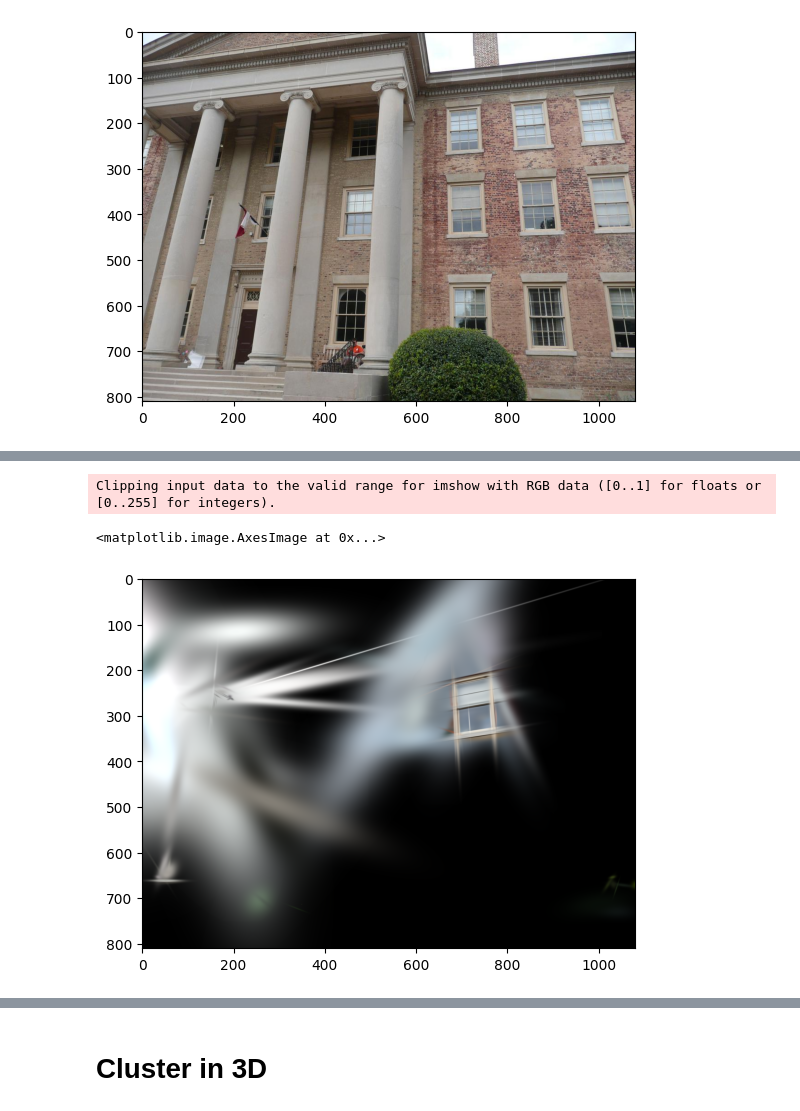
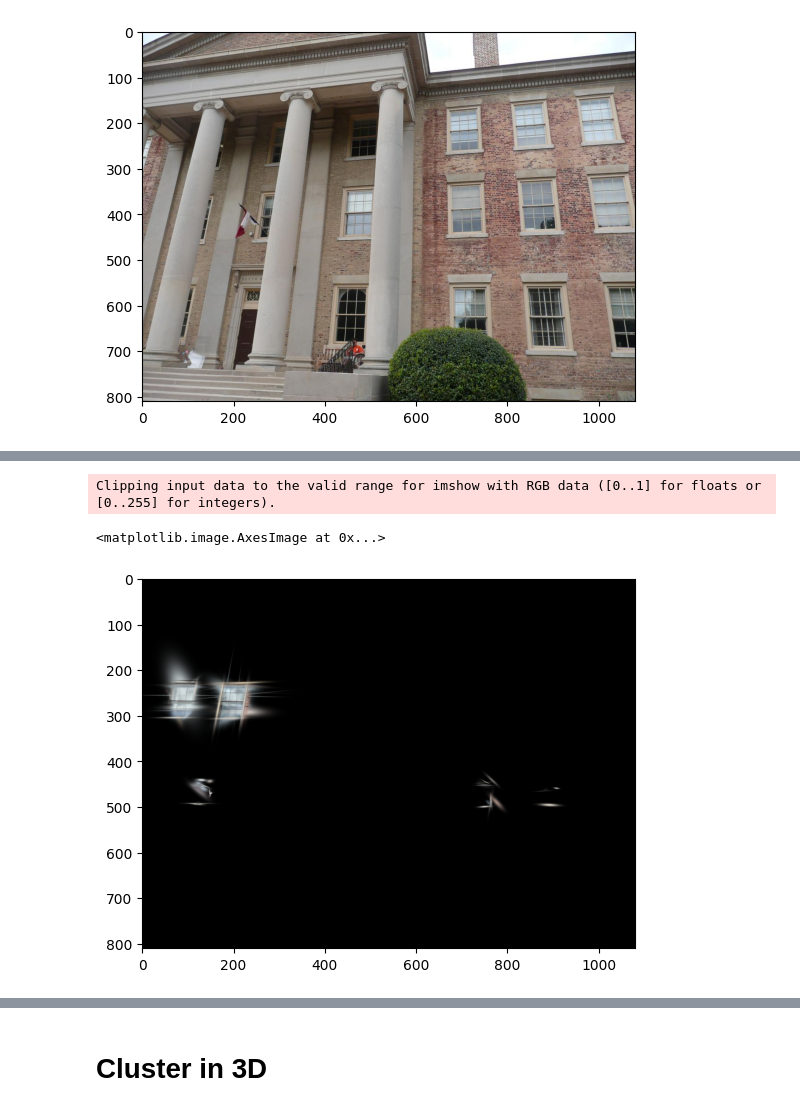
Before and after one commit to Strange-tech/Splat-n-Replace, a Jupyter notebook: template_3dgs.ipynb, the cells around one changed output, grey strips where cells are left out. Drawn from its saved outputs; the diff is of its cells as text; code cells hidden in the pictures.

```diff
--- a/template_3dgs.ipynb
+++ b/template_3dgs.ipynb
@@ -310,5 +306,7 @@ Clipping input data to the valid range for imshow with RGB data ([0..1] for floa
 # %%
-query_indices = [[385.8282775878906, 711.1532897949219]]
+query_indices = [[410.5699768066406, 364.16459655761]]
+
+# query_indices = [[278.0784912109375, 1003.1677856445312], [410.6907043457031, 168.07723999023438], [269.35939025878906, 194.31572723388672], [410.5699768066406, 364.1645965576172], [414.92669677734375, 713.2377014160156], [276.29393005371094, 888.7690734863281], [418.3878479003906, 909.8289794921875], [419.0930938720703, 1031.4166564941406], [409.0572509765625, 48.99128794670105], [267.82381439208984, 80.71591758728027], [598.4949340820312, 135.6472053527832], [271.7990417480469, 704.9790344238281], [412.69129943847656, 538.8243713378906], [603.5017700195312, 721.6696166992188], [597.9511108398438, 350.1073303222656], [270.2027587890625, 540.4500427246094], [268.5757369995117, 377.2577362060547], [579.3955688476562, 27.206251345574856], [607.7337951660156, 937.1396179199219], [587.0264282226562, 1050.5814514160156]]
 
 normed_features = torch.nn.functional.normalize(scale_conditioned_feature, dim = -1, p = 2)
 for id, query_index in enumerate(query_indices):
@@ -338,35 +336,35 @@ point_features = feature_gaussians.get_point_features
 scale_conditioned_point_features = point_features
 
 normed_scale_conditioned_point_features = torch.nn.functional.normalize(scale_conditioned_point_features, dim = -1, p = 2)
 
 similarities = normed_scale_conditioned_point_features @ query_features # (N, k)
 similarities = torch.max(similarities, dim=-1).values
 
-similarities[similarities < 0.6] = 0
+similarities[similarities < 0.9] = 0
 similarities[similarities != 0] = 1
 
 bg_color = [0 for i in range(FEATURE_DIM)]
 background = torch.tensor(bg_color, dtype=torch.float32, device="cuda")
 
 s_g = deepcopy(scene_gaussians)
 render_pkg = render_with_depth(view, s_g, pipeline.extract(args), background)
 visible_filter = render_pkg['visibility_filter']
 depth = render_pkg['depth']
 # plt.imshow(depth.permute([1,2,0]).detach().cpu())
 
 
 fil = (similarities > 0)
 s_g.segment(fil)
 
 render_pkg_2 =  render_with_depth(view, s_g, pipeline.extract(args), background)
 rendered_segmented_image = render_pkg_2['render']
 depth_2 = render_pkg_2['depth']
 plt.imshow(rendered_segmented_image.permute([1,2,0]).detach().cpu())
 # plt.imshow(depth_2.permute([1,2,0]).detach().cpu())
 # %% [output]
 Clipping input data to the valid range for imshow with RGB data ([0..1] for floats or [0..255] for integers).
 <matplotlib.image.AxesImage at 0x...>
-[figure, old version]
+[figure, new version]
 # %%
 normed_features = torch.nn.functional.normalize(scale_conditioned_feature, dim = -1, p = 2)
 downsampled_features = torch.nn.functional.interpolate(scale_conditioned_feature.permute([2,0,1]).unsqueeze(0), (128, 128), mode = 'bilinear').squeeze()
```
Also changed, not shown: parts of 6 cells of this notebook, 2 other files.
